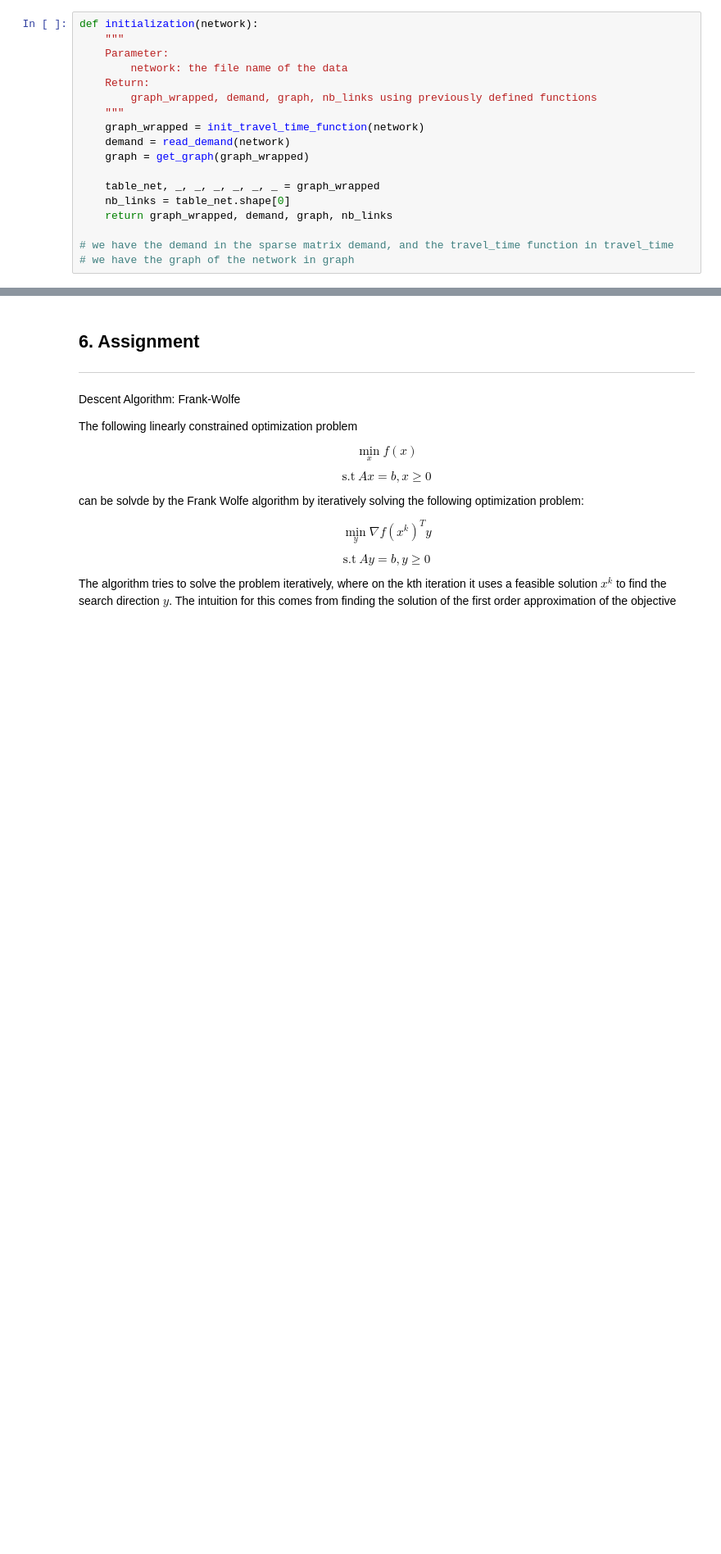
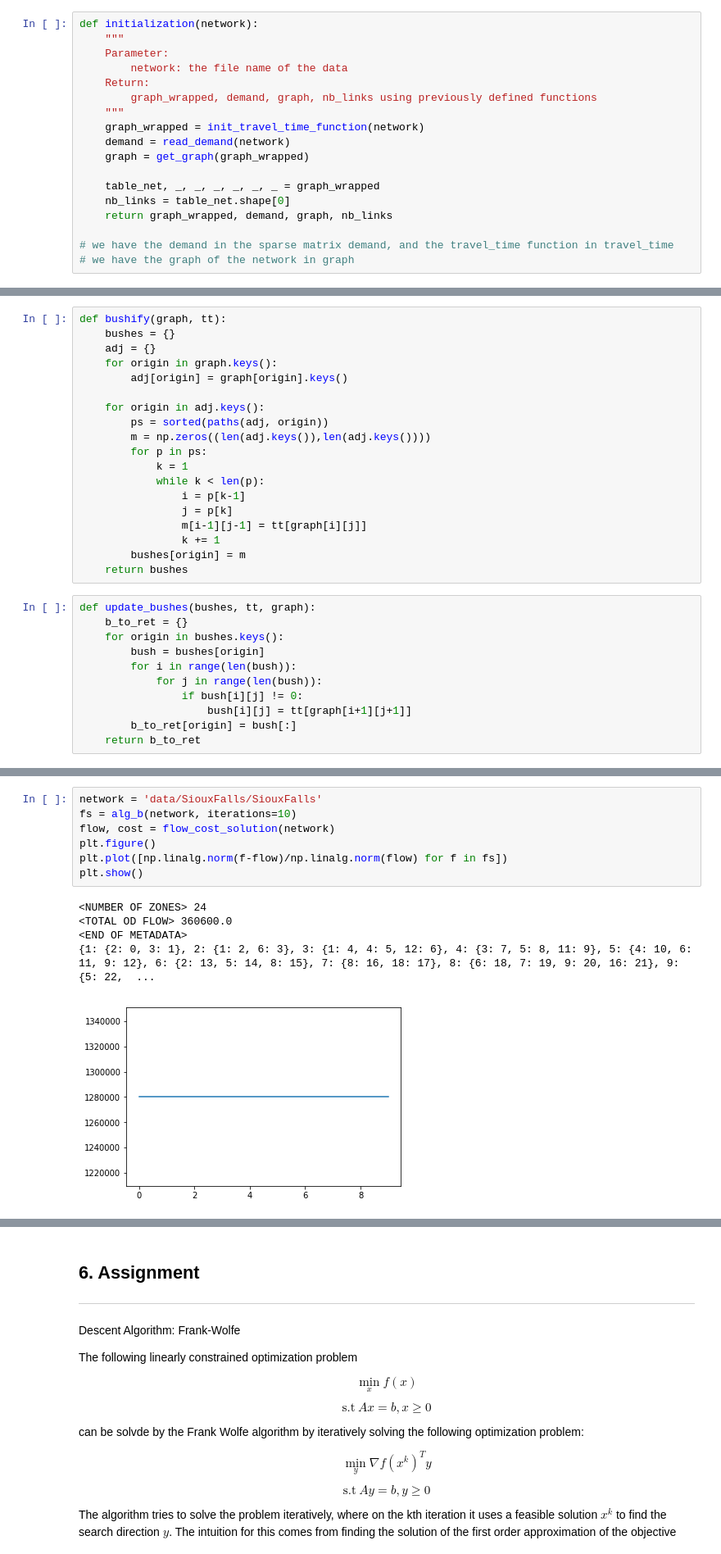
Before and after one commit to TheoCabannes/Traffic_network_framework, a Jupyter notebook: STA.ipynb, the cells around one changed output, grey strips where cells are left out. Shown: that part at 82% size. Drawn from its saved outputs; the diff is of its cells as text; blank space fills up the shorter version.

```diff
--- a/STA.ipynb
+++ b/STA.ipynb
@@ -213,0 +277,30 @@ def initialization(network):
+# %%
+def bushify(graph, tt):
+    bushes = {}
+    adj = {}
+    for origin in graph.keys():
+        adj[origin] = graph[origin].keys()
+
+    for origin in adj.keys():
+        ps = sorted(paths(adj, origin))
+        m = np.zeros((len(adj.keys()),len(adj.keys())))
+        for p in ps:
+            k = 1
+            while k < len(p):
+                i = p[k-1]
+                j = p[k]
+                m[i-1][j-1] = tt[graph[i][j]]
+                k += 1
+        bushes[origin] = m
+    return bushes
+# %%
+def update_bushes(bushes, tt, graph):
+    b_to_ret = {}
+    for origin in bushes.keys():
+        bush = bushes[origin]
+        for i in range(len(bush)):
+            for j in range(len(bush)):
+                if bush[i][j] != 0:
+                    bush[i][j] = tt[graph[i+1][j+1]]
+        b_to_ret[origin] = bush[:]
+    return b_to_ret
@@ -213,0 +444,13 @@ def initialization(network):
+# %%
+network = 'data/SiouxFalls/SiouxFalls'
+fs = alg_b(network, iterations=10)
+flow, cost = flow_cost_solution(network)
+plt.figure()
+plt.plot([np.linalg.norm(f-flow)/np.linalg.norm(flow) for f in fs])
+plt.show()
+# %% [output]
+<NUMBER OF ZONES> 24
+<TOTAL OD FLOW> 360600.0
+<END OF METADATA>
+{1: {2: 0, 3: 1}, 2: {1: 2, 6: 3}, 3: {1: 4, 4: 5, 12: 6}, 4: {3: 7, 5: 8, 11: 9}, 5: {4: 10, 6: 11, 9: 12}, 6: {2: 13, 5: 14, 8: 15}, 7: {8: 16, 18: 17}, 8: {6: 18, 7: 19, 9: 20, 16: 21}, 9: {5: 22,  ...
+[figure, added]
```
Also changed, not shown: parts of 10 cells of this notebook.
